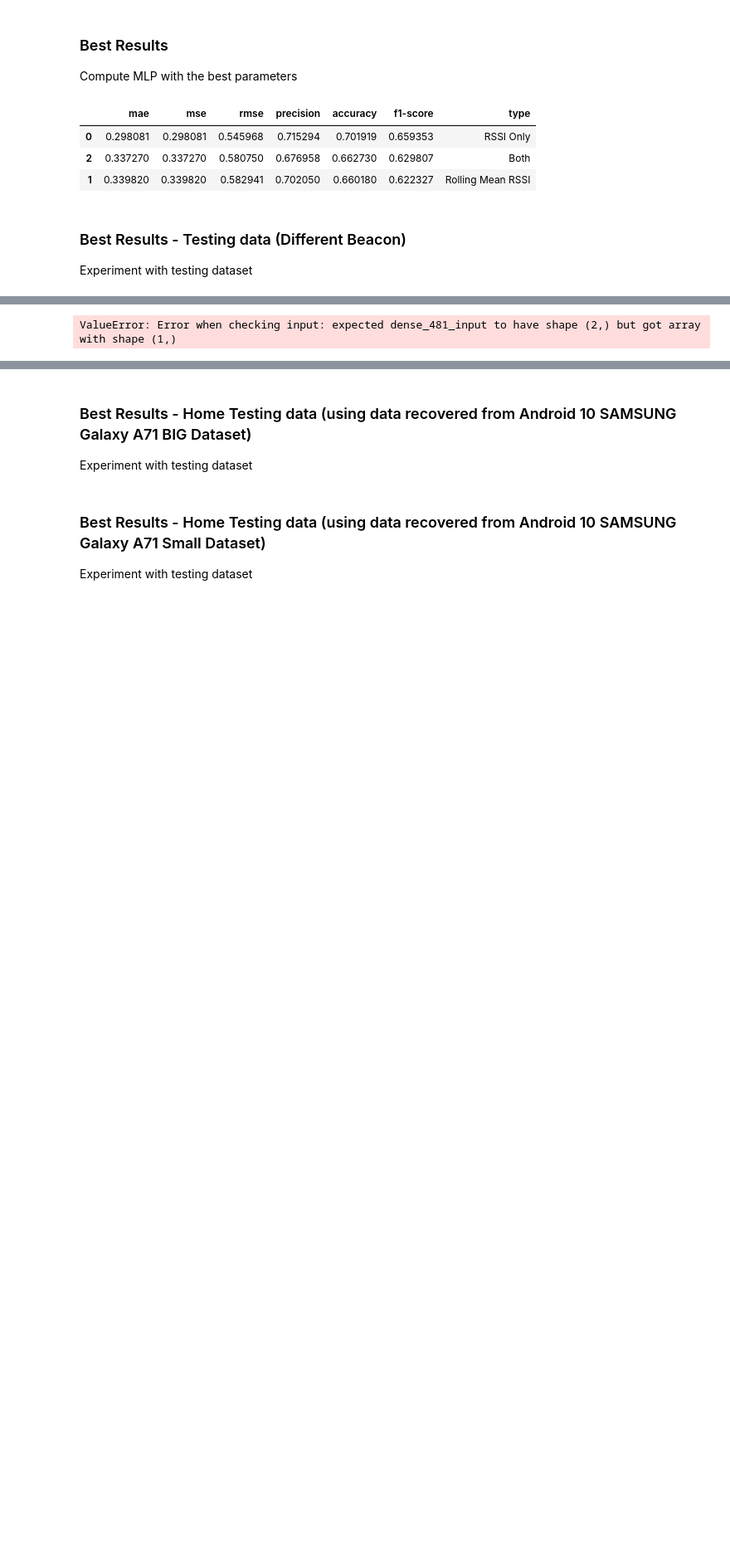
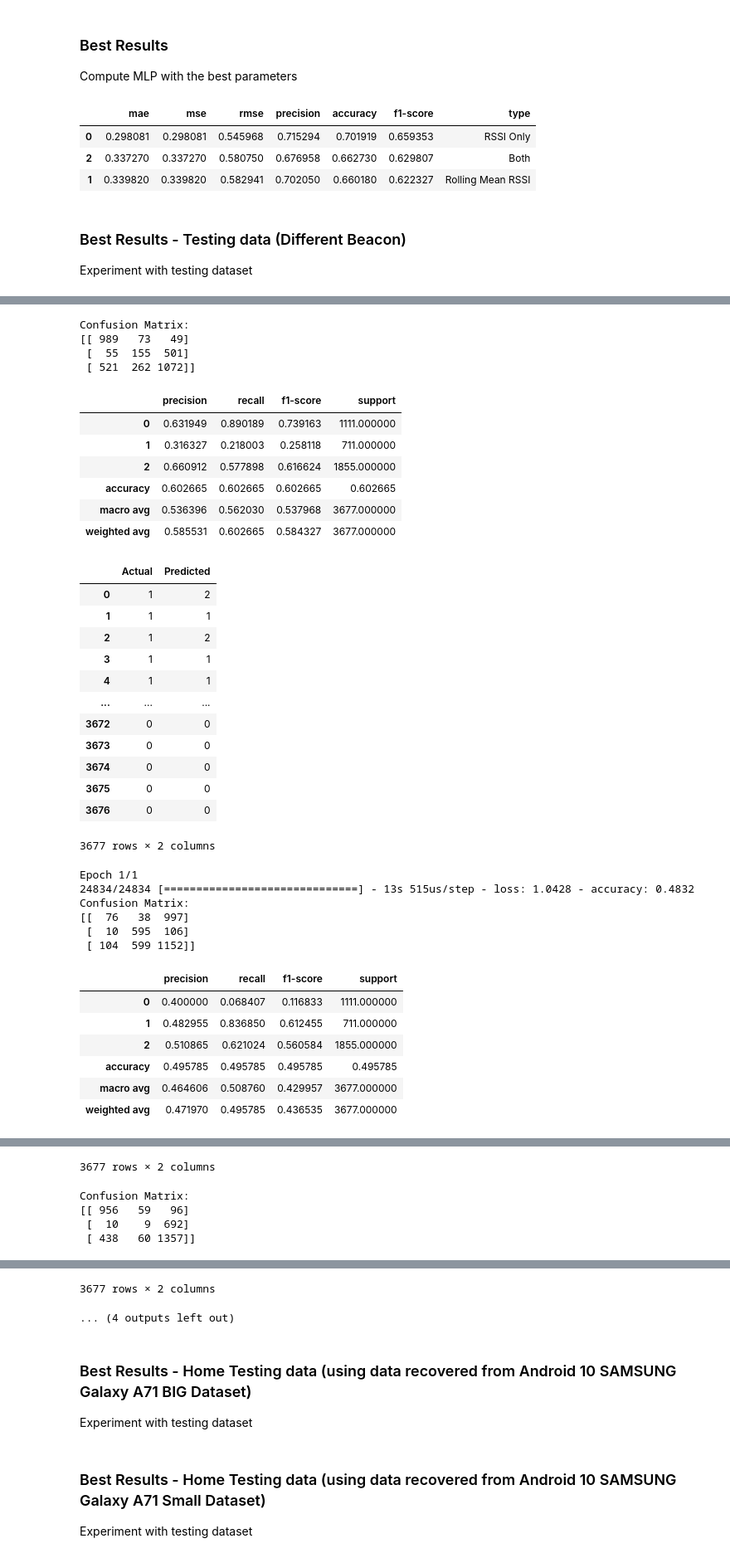
Before and after one commit to rui-pedro-porfirio/IndoorApp, a Jupyter notebook: Server/Notebooks/PROXIMITY/Classification/MLP/BLEProximityClassifierMLPExperiment.ipynb, the cells around one changed output, grey strips where cells are left out. Shown at 83% size. Saved outputs shown, nothing was run; the diff lists cells and outputs as text; code cells hidden in the pictures; blank space fills up the shorter version.

```diff
--- a/Server/Notebooks/PROXIMITY/Classification/MLP/BLEProximityClassifierMLPExperiment.ipynb
+++ b/Server/Notebooks/PROXIMITY/Classification/MLP/BLEProximityClassifierMLPExperiment.ipynb
@@ -1696,37 +1696,75 @@ for feature in types:
     scaler = StandardScaler()
     scaler.fit(trainX_data)
     testX_data = scaler.transform(testX_data)
     seed = 7
     np.random.seed(seed)
     for tune in tuning:
         if tune == True:
-            keras_classification_model = KerasClassifier(build_fn=create_model_test,dimension=dim,
-                                                        num_neurons=selected_number_neurons,activation=selected_activation_function,
-                                        batch_size=selected_batch_size,optimizer=selected_optimization_algorithm)
+            keras_classification_model = KerasClassifier(build_fn=create_model,dim=dim,epochs=50,
+                                                             num_neurons=selected_number_neurons,
+                                                             optimizer=selected_optimization_algorithm,
+                                                             activation=selected_activation_function,
+                                                             batch_size=10,verbose=0)
         else:
-            model = KerasClassifier(build_fn=create_model_test,dimension=dim)
+            keras_classification_model = KerasClassifier(build_fn=create_model,dim=dim)
         trainX_data = scaler.transform(trainX_data)
-        model.fit(trainX_data,train_Y.ravel())
-        predicted = model.predict(testX_data)
+        keras_classification_model.fit(trainX_data,train_Y)
+        predicted = keras_classification_model.predict(testX_data)
         matrix = confusion_matrix(test_Y.ravel(), predicted)
         report = classification_report(test_Y.ravel(), predicted,output_dict=True)
         accuracy = accuracy_score(test_Y.ravel(),predicted)
         statistical_array = list()
         statistics = pd.DataFrame(report).transpose()
         error_dataframe = pd.DataFrame({'Actual': test_Y.flatten(), 'Predicted':predicted.flatten()})
         print("Confusion Matrix:")
         print(matrix)
         display(statistics)
         display(error_dataframe)
         error_dataframe.apply(pd.value_counts).plot(kind='bar', subplots=True)
         error = pd.DataFrame(np.where(error_dataframe['Actual'] != error_dataframe['Predicted'],1,0), columns=["error"])
         result = pd.DataFrame(train_Y,columns=["zone"]).join(error)
         data = structure_data(result,statistics['precision'].mean(),accuracy,statistics['f1-score'].mean())
         data.append(feature)
         data.append(tune)
         results.append(data)
 statistics = pd.DataFrame(columns=statistical_cols,data=results)
 display(statistics.sort_values(by=['f1-score'],ascending=False))
 final_results.append(statistics.sort_values(by=['f1-score'],ascending=False).head(1).values[0])
 # %% [output]
-ValueError: Error when checking input: expected dense_481_input to have shape (2,) but got array with shape (1,)
+Confusion Matrix:
+[[ 989   73   49]
+ [  55  155  501]
+ [ 521  262 1072]]
+|  | precision | recall | f1-score | support |
+| 0 | 0.631949 | 0.890189 | 0.739163 | 1111.000000 |
+| 1 | 0.316327 | 0.218003 | 0.258118 | 711.000000 |
+| 2 | 0.660912 | 0.577898 | 0.616624 | 1855.000000 |
+| accuracy | 0.602665 | 0.602665 | 0.602665 | 0.602665 |
+| macro avg | 0.536396 | 0.562030 | 0.537968 | 3677.000000 |
+| weighted avg | 0.585531 | 0.602665 | 0.584327 | 3677.000000 |
+|  | Actual | Predicted |
+| 0 | 1 | 2 |
+| 1 | 1 | 1 |
+| 2 | 1 | 2 |
+| 3 | 1 | 1 |
+| 4 | 1 | 1 |
+| ... | ... | ... |
+| 3672 | 0 | 0 |
+| 3673 | 0 | 0 |
+| 3674 | 0 | 0 |
+| 3675 | 0 | 0 |
+| 3676 | 0 | 0 |
+3677 rows × 2 columns
+Epoch 1/1
+24834/24834 [==============================] - 13s 515us/step - loss: 1.0428 - accuracy: 0.4832
+Confusion Matrix:
+[[  76   38  997]
+ [  10  595  106]
+ [ 104  599 1152]]
+|  | precision | recall | f1-score | support |
+| 0 | 0.400000 | 0.068407 | 0.116833 | 1111.000000 |
+| 1 | 0.482955 | 0.836850 | 0.612455 | 711.000000 |
+| 2 | 0.510865 | 0.621024 | 0.560584 | 1855.000000 |
+| accuracy | 0.495785 | 0.495785 | 0.495785 | 0.495785 |
+| macro avg | 0.464606 | 0.508760 | 0.429957 | 3677.000000 |
+| weighted avg | 0.471970 | 0.495785 | 0.436535 | 3677.000000 |
@@ -1732,0 +1783,5 @@ ValueError: Error when checking input: expected dense_481_input to have shape (2
+3677 rows × 2 columns
+Confusion Matrix:
+[[ 956   59   96]
+ [  10    9  692]
+ [ 438   60 1357]]
@@ -1733,3 +1807,5 @@ ValueError: Error when checking input: expected dense_481_input to have shape (2
+3677 rows × 2 columns
+... (4 outputs left out)
 # %% [markdown]
 ### Best Results - Home Testing data (using data recovered from Android 10 SAMSUNG Galaxy A71 BIG Dataset)
 Experiment with testing dataset
```
Also changed, not shown: parts of 5 cells of this notebook, 6 other files.
